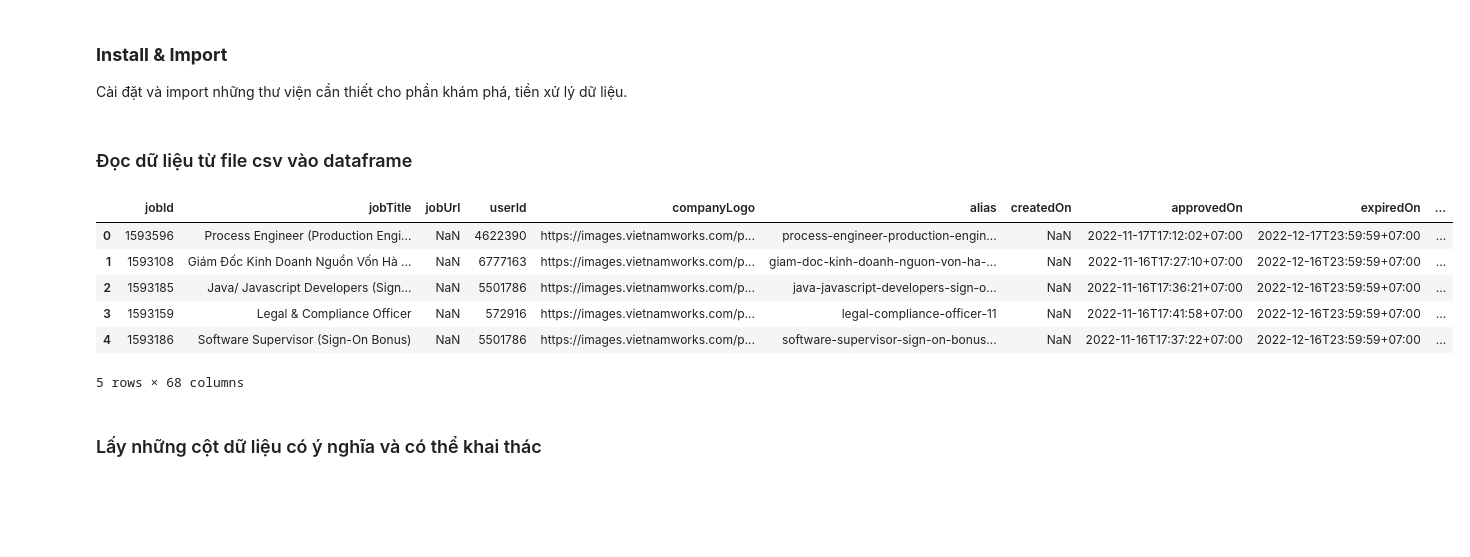
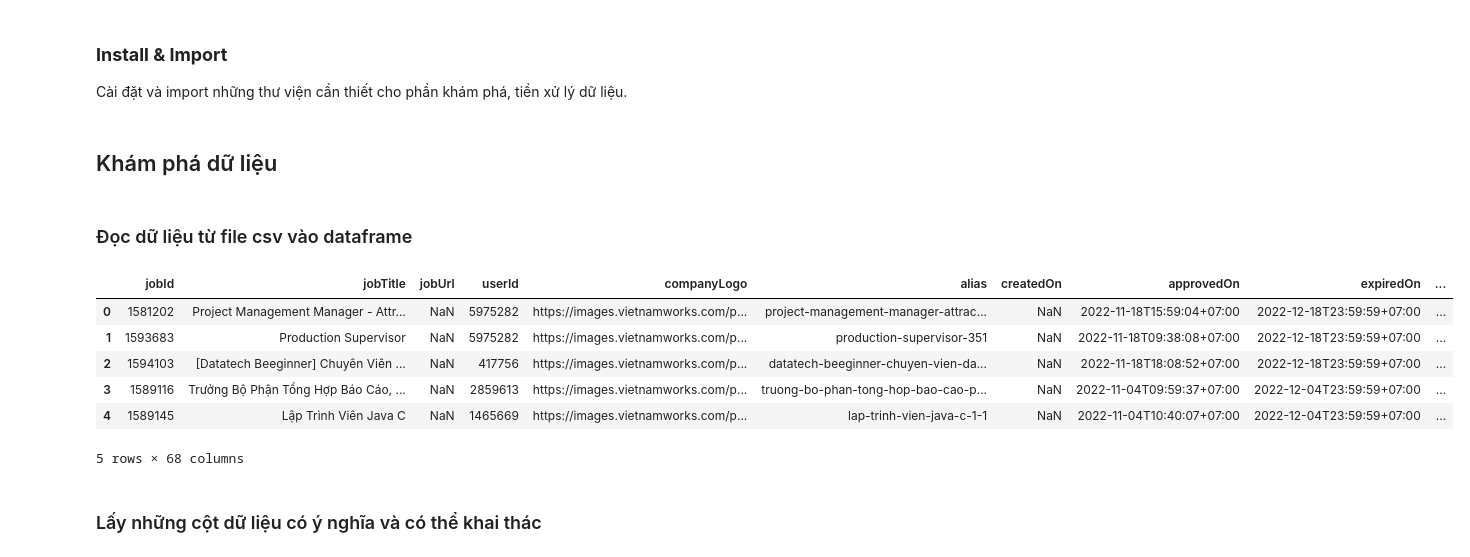
Before and after one commit to HoangPhuc0304/NMKHDL-2022, a Jupyter notebook: Data_Preprocessing.ipynb, the cells around one changed output. Drawn from its saved outputs; the diff is of its cells as text; code cells hidden in the pictures; blank space fills up the shorter version.

```diff
--- a/Data_Preprocessing.ipynb
+++ b/Data_Preprocessing.ipynb
@@ -17,15 +18,17 @@ import seaborn as sns
+# %% [markdown]
+## Khám phá dữ liệu
 # %% [markdown]
 ### Đọc dữ liệu từ file csv vào dataframe
 # %%
-data_df = pd.read_csv('data/job_list.csv')
+data_df = pd.read_csv('data/raw_data.csv')
 data_df.head()
 # %% [output]
 |  | jobId | jobTitle | jobUrl | userId | companyLogo | alias | createdOn | approvedOn | expiredOn | ... |
-| 0 | 1593596 | Process Engineer (Production Engi... | NaN | 4622390 | https://images.vietnamworks.com/p... | process-engineer-production-engin... | NaN | 2022-11-17T17:12:02+07:00 | 2022-12-17T23:59:59+07:00 | ... |
-| 1 | 1593108 | Giám Đốc Kinh Doanh Nguồn Vốn Hà ... | NaN | 6777163 | https://images.vietnamworks.com/p... | giam-doc-kinh-doanh-nguon-von-ha-... | NaN | 2022-11-16T17:27:10+07:00 | 2022-12-16T23:59:59+07:00 | ... |
-| 2 | 1593185 | Java/ Javascript Developers (Sign... | NaN | 5501786 | https://images.vietnamworks.com/p... | java-javascript-developers-sign-o... | NaN | 2022-11-16T17:36:21+07:00 | 2022-12-16T23:59:59+07:00 | ... |
-| 3 | 1593159 | Legal & Compliance Officer | NaN | 572916 | https://images.vietnamworks.com/p... | legal-compliance-officer-11 | NaN | 2022-11-16T17:41:58+07:00 | 2022-12-16T23:59:59+07:00 | ... |
-| 4 | 1593186 | Software Supervisor (Sign-On Bonus) | NaN | 5501786 | https://images.vietnamworks.com/p... | software-supervisor-sign-on-bonus... | NaN | 2022-11-16T17:37:22+07:00 | 2022-12-16T23:59:59+07:00 | ... |
+| 0 | 1581202 | Project Management Manager - Attr... | NaN | 5975282 | https://images.vietnamworks.com/p... | project-management-manager-attrac... | NaN | 2022-11-18T15:59:04+07:00 | 2022-12-18T23:59:59+07:00 | ... |
+| 1 | 1593683 | Production Supervisor | NaN | 5975282 | https://images.vietnamworks.com/p... | production-supervisor-351 | NaN | 2022-11-18T09:38:08+07:00 | 2022-12-18T23:59:59+07:00 | ... |
+| 2 | 1594103 | [Datatech Beeginner] Chuyên Viên ... | NaN | 417756 | https://images.vietnamworks.com/p... | datatech-beeginner-chuyen-vien-da... | NaN | 2022-11-18T18:08:52+07:00 | 2022-12-18T23:59:59+07:00 | ... |
+| 3 | 1589116 | Trưởng Bộ Phận Tổng Hợp Báo Cáo, ... | NaN | 2859613 | https://images.vietnamworks.com/p... | truong-bo-phan-tong-hop-bao-cao-p... | NaN | 2022-11-04T09:59:37+07:00 | 2022-12-04T23:59:59+07:00 | ... |
+| 4 | 1589145 | Lập Trình Viên Java C | NaN | 1465669 | https://images.vietnamworks.com/p... | lap-trinh-vien-java-c-1-1 | NaN | 2022-11-04T10:40:07+07:00 | 2022-12-04T23:59:59+07:00 | ... |
 5 rows × 68 columns
 # %% [markdown]
 ### Lấy những cột dữ liệu có ý nghĩa và có thể khai thác
```
Also changed, not shown: parts of 51 cells of this notebook, 3 other files.
